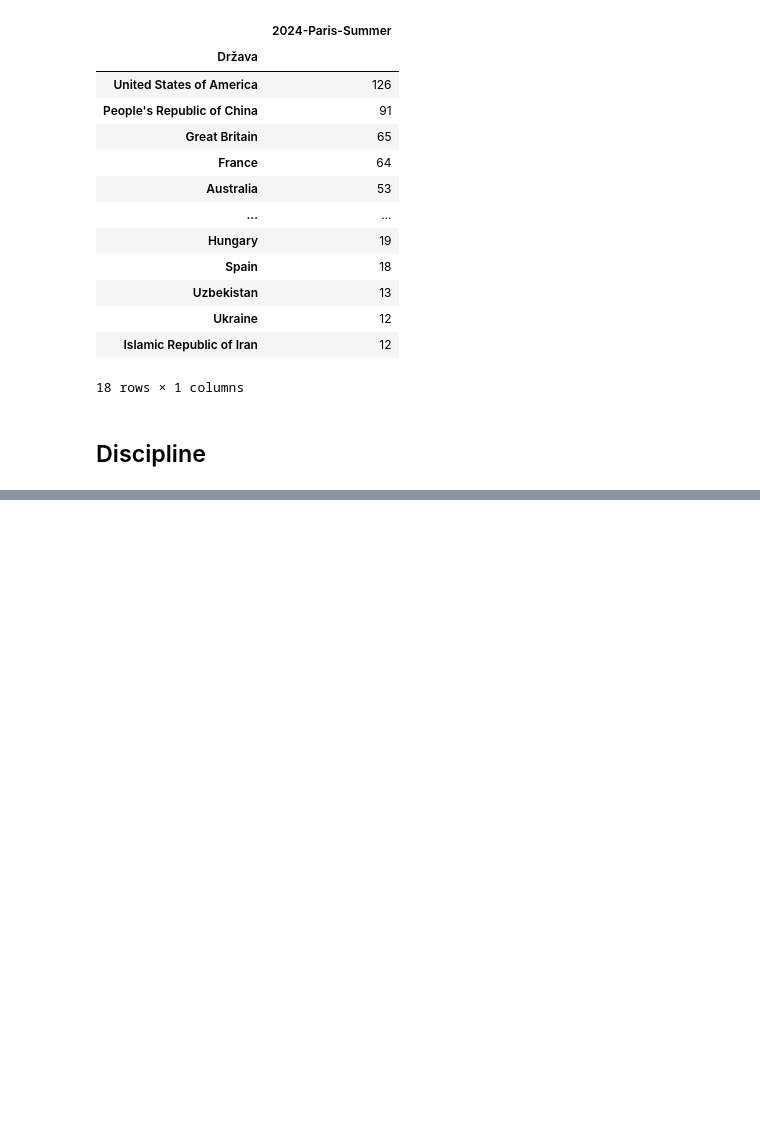
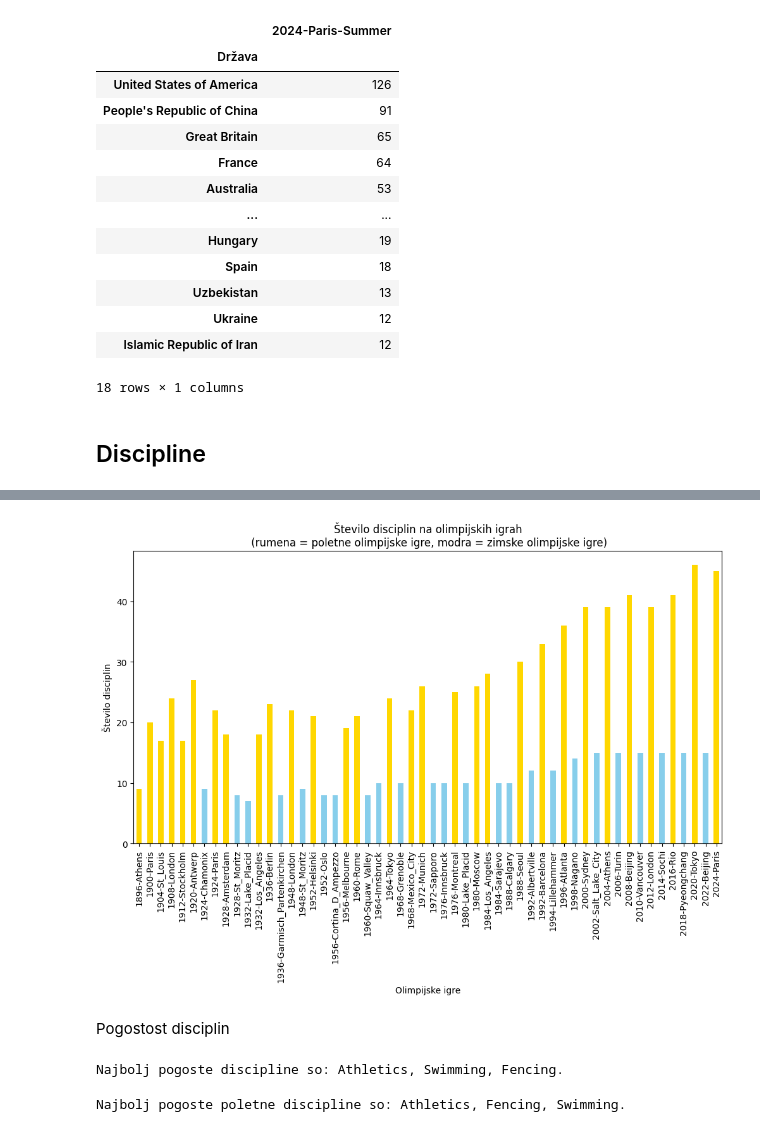
Before and after one commit to Kajaaa9/seminarska_naloga-olimpijske_igre, a Jupyter notebook: oi5_analiza.ipynb, the cells around one changed output, grey strips where cells are left out. Saved outputs shown, nothing was run; the diff lists cells and outputs as text; code cells hidden in the pictures; blank space fills up the shorter version.

```diff
--- a/oi5_analiza.ipynb
+++ b/oi5_analiza.ipynb
@@ -187,0 +204,12 @@ boljse_od_povprecja
+# %%
+stevilo_disciplin = DISCIPLINE.sum(axis=0).astype(int)
+barve = ['gold' if 'Summer' in igra else 'skyblue' for igra in stevilo_disciplin.index]
+stevilo_disciplin.index = stevilo_disciplin.index.str.rsplit('-', n=1).str[0]
+
+stevilo_disciplin.plot(kind='bar', color=barve, figsize=(12,6),
+                       title="Število disciplin na olimpijskih igrah\n (rumena = poletne olimpijske igre, modra = zimske olimpijske igre)",
+                       ylabel="Število disciplin", xlabel="Olimpijske igre");
+# %% [output]
+[figure, added]
+# %% [markdown]
+Pogostost disciplin
@@ -187,0 +225,12 @@ boljse_od_povprecja
+# %%
+max_pojavitev = DISCIPLINE["Skupaj"].max()
+najbolj_pogoste = DISCIPLINE.loc[DISCIPLINE["Skupaj"] == max_pojavitev].index.tolist()
+print(f"Najbolj pogoste discipline so: {', '.join(najbolj_pogoste)}.")
+# %% [output]
+Najbolj pogoste discipline so: Athletics, Swimming, Fencing.
+# %%
+max_pojavitev = DISCIPLINE_IZBRANE["Skupaj"].max()
+najbolj_pogoste = DISCIPLINE_IZBRANE.loc[DISCIPLINE_IZBRANE["Skupaj"] == max_pojavitev].index.tolist()
+print(f"Najbolj pogoste {vrsta_e} discipline so: {', '.join(najbolj_pogoste)}.")
+# %% [output]
+Najbolj pogoste poletne discipline so: Athletics, Fencing, Swimming.
```
Also changed, not shown: parts of 18 cells of this notebook.
